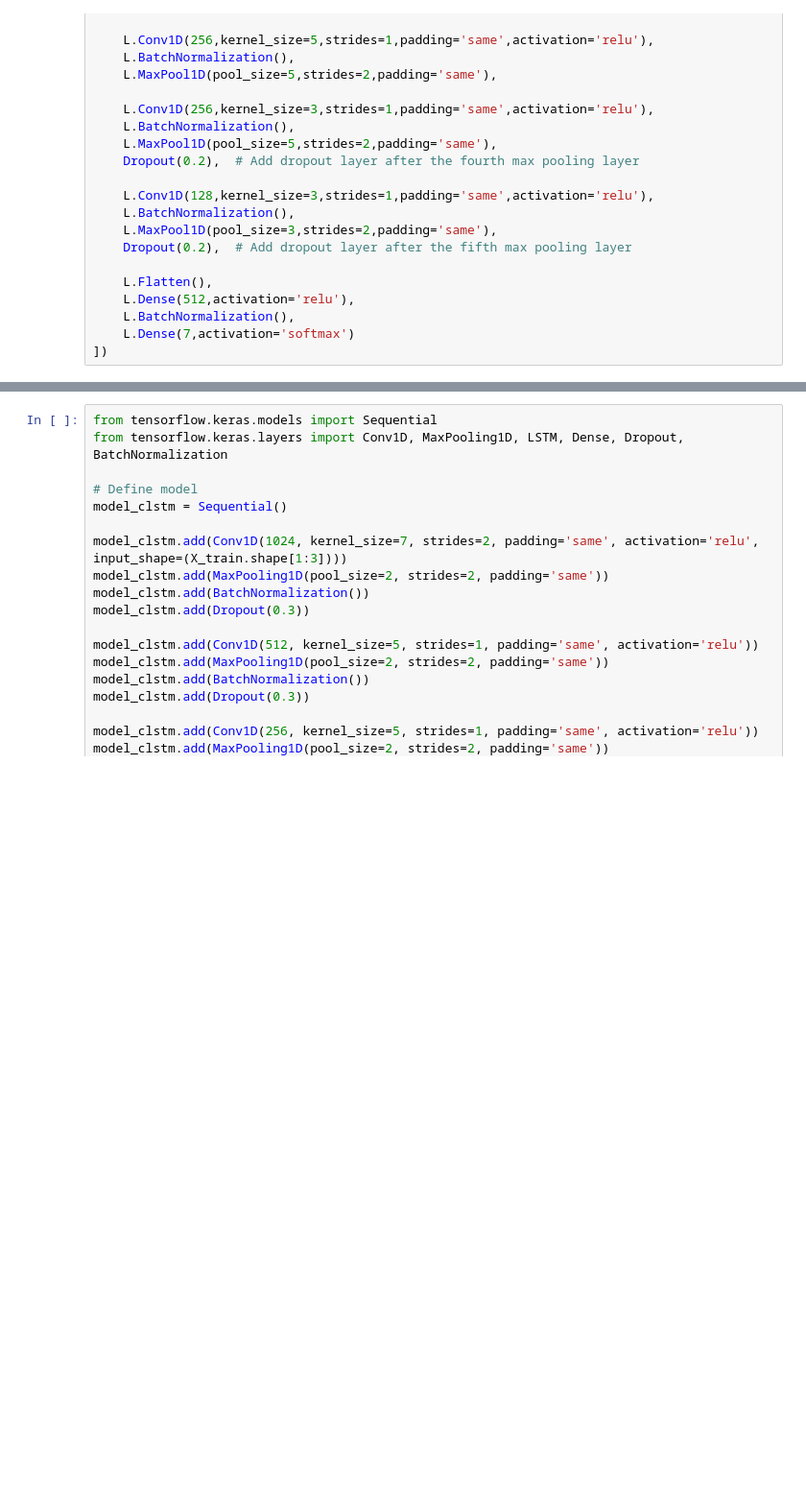
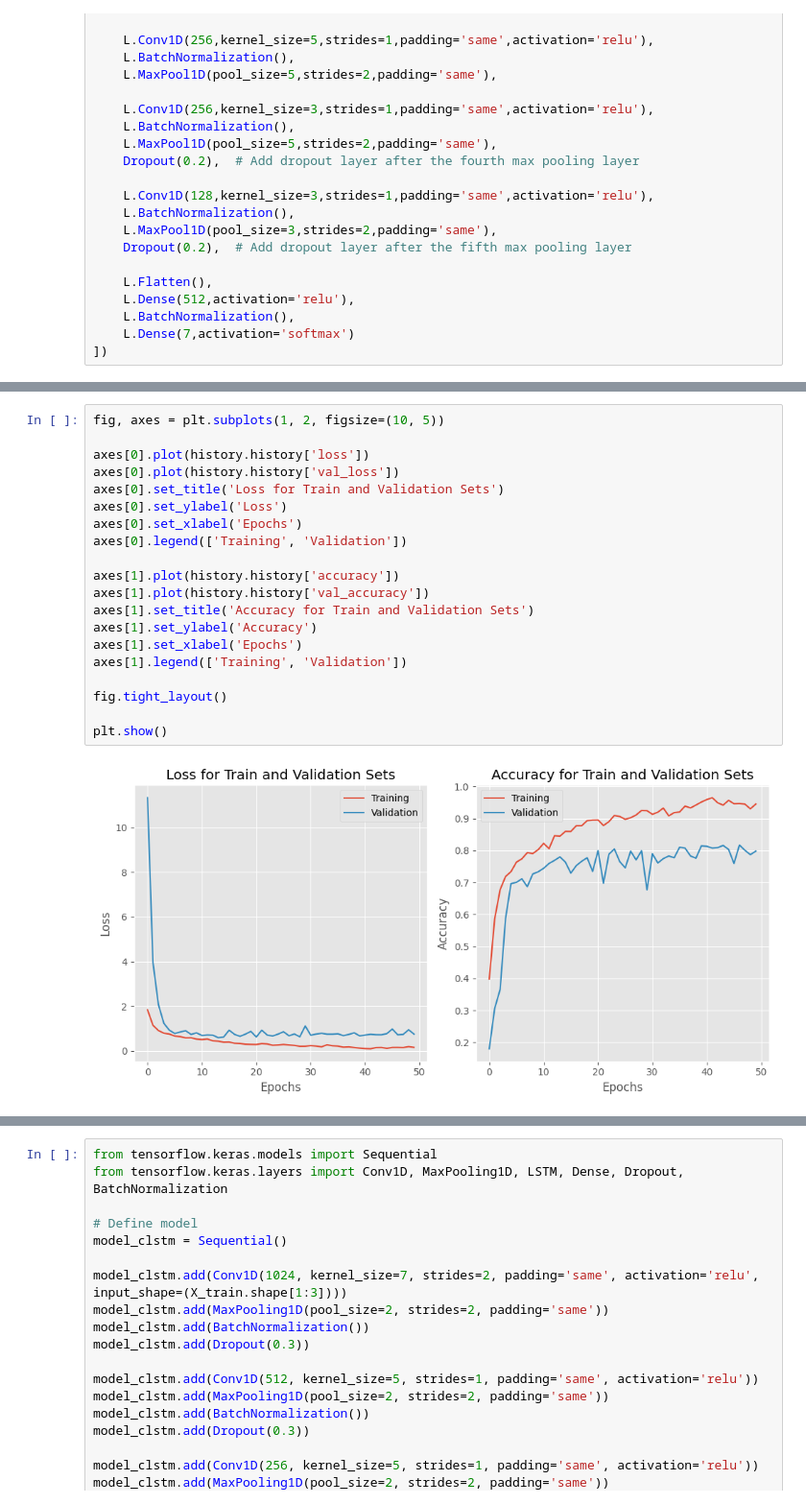
Before and after one commit to gauravksingh16/speech-emotion-recognition-CNN-GRU, a Jupyter notebook: SER.ipynb, the cells around one changed output, grey strips where cells are left out. Shown at 96% size. Saved outputs shown, nothing was run; the diff lists cells and outputs as text; blank space fills up the shorter version.

```diff
--- a/SER.ipynb
+++ b/SER.ipynb
@@ -455,0 +468,22 @@ Epoch 3/50
+# %%
+fig, axes = plt.subplots(1, 2, figsize=(10, 5))
+
+axes[0].plot(history.history['loss'])
+axes[0].plot(history.history['val_loss'])
+axes[0].set_title('Loss for Train and Validation Sets')
+axes[0].set_ylabel('Loss')
+axes[0].set_xlabel('Epochs')
+axes[0].legend(['Training', 'Validation'])
+
+axes[1].plot(history.history['accuracy'])
+axes[1].plot(history.history['val_accuracy'])
+axes[1].set_title('Accuracy for Train and Validation Sets')
+axes[1].set_ylabel('Accuracy')
+axes[1].set_xlabel('Epochs')
+axes[1].legend(['Training', 'Validation'])
+
+fig.tight_layout()
+
+plt.show()
+# %% [output]
+[figure, added]
```
Also changed, not shown: parts of 8 cells of this notebook.
